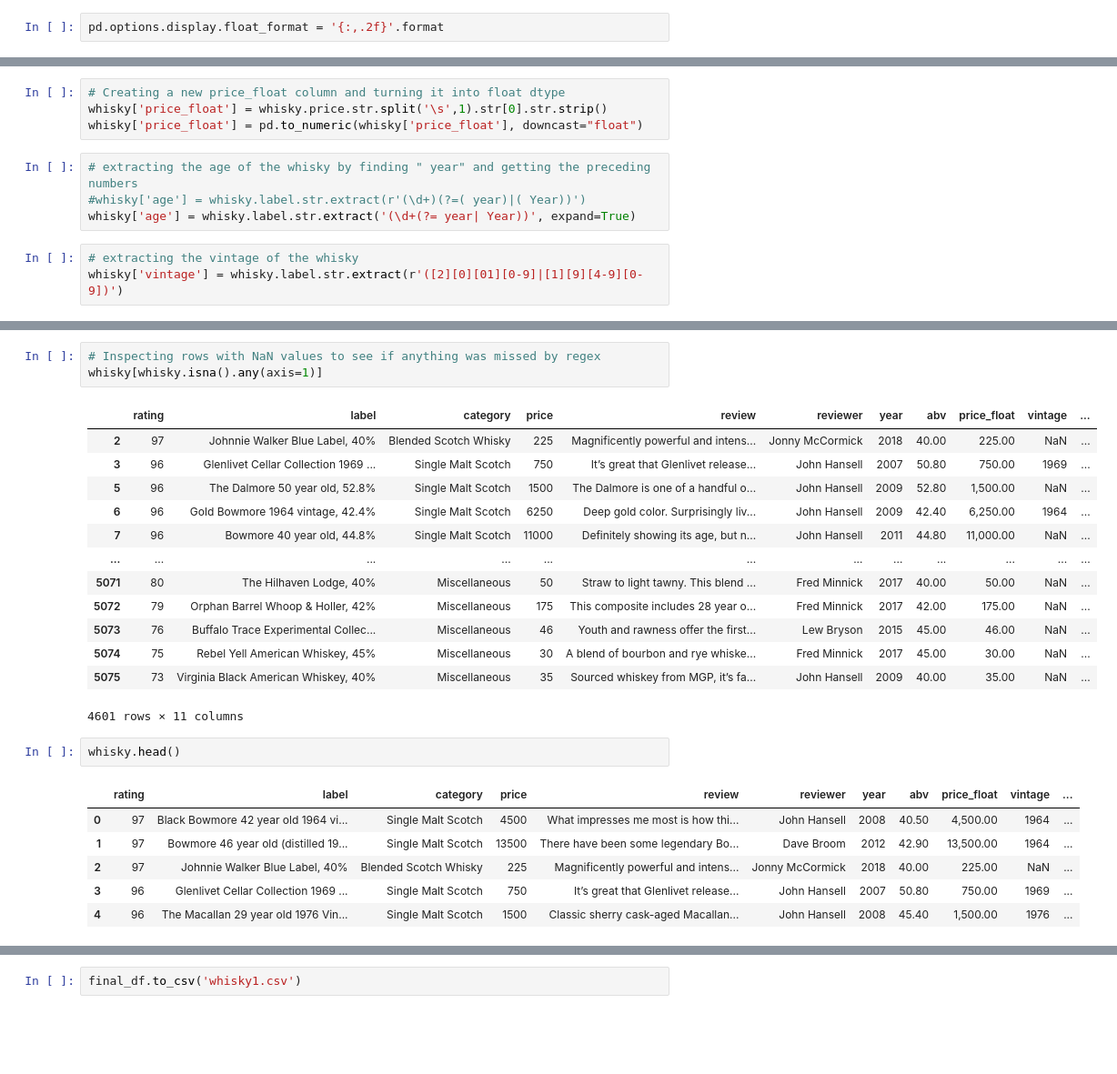
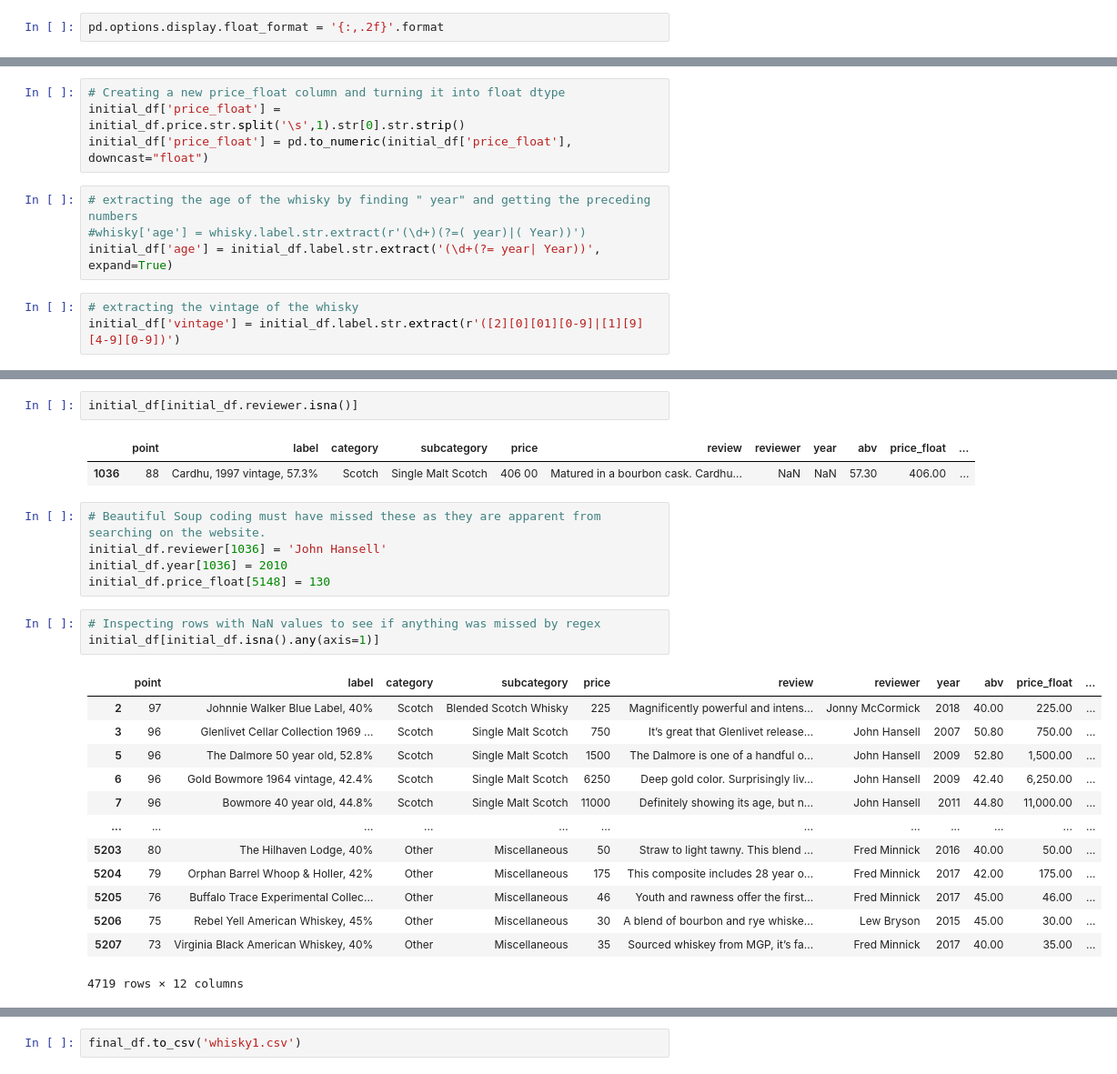
Before and after one commit to dancassin/Thinkful, a Jupyter notebook: 37.3 Whisky Scraping.ipynb, the cells around one changed output, grey strips where cells are left out. Shown: that part at 91% size. Cells and saved outputs as stored; diff of their text form; blank space fills up the shorter version.

```diff
--- a/37.3 Whisky Scraping.ipynb
+++ b/37.3 Whisky Scraping.ipynb
@@ -188,11 +215,11 @@ whisky.head()
 # %%
 # Creating a new price_float column and turning it into float dtype
-whisky['price_float'] = whisky.price.str.split('\s',1).str[0].str.strip()
-whisky['price_float'] = pd.to_numeric(whisky['price_float'], downcast="float")
+initial_df['price_float'] = initial_df.price.str.split('\s',1).str[0].str.strip()
+initial_df['price_float'] = pd.to_numeric(initial_df['price_float'], downcast="float")
 # %%
 # extracting the age of the whisky by finding " year" and getting the preceding numbers
 #whisky['age'] = whisky.label.str.extract(r'(\d+)(?=( year)|( Year))')
-whisky['age'] = whisky.label.str.extract('(\d+(?= year| Year))', expand=True)
+initial_df['age'] = initial_df.label.str.extract('(\d+(?= year| Year))', expand=True)
 # %%
 # extracting the vintage of the whisky
-whisky['vintage'] = whisky.label.str.extract(r'([2][0][01][0-9]|[1][9][4-9][0-9])')
+initial_df['vintage'] = initial_df.label.str.extract(r'([2][0][01][0-9]|[1][9][4-9][0-9])')
@@ -235,27 +257,28 @@ memory usage: 396.7+ KB
+# %%
+initial_df[initial_df.reviewer.isna()]
+# %% [output]
+|  | point | label | category | subcategory | price | review | reviewer | year | abv | price_float | ... |
+| 1036 | 88 | Cardhu, 1997 vintage, 57.3% | Scotch | Single Malt Scotch | 406 00 | Matured in a bourbon cask. Cardhu... | NaN | NaN | 57.30 | 406.00 | ... |
+# %%
+# Beautiful Soup coding must have missed these as they are apparent from searching on the website.
+initial_df.reviewer[1036] = 'John Hansell'
+initial_df.year[1036] = 2010
+initial_df.price_float[5148] = 130
 # %%
 # Inspecting rows with NaN values to see if anything was missed by regex
-whisky[whisky.isna().any(axis=1)]
+initial_df[initial_df.isna().any(axis=1)]
 # %% [output]
-|  | rating | label | category | price | review | reviewer | year | abv | price_float | vintage | ... |
-| 2 | 97 | Johnnie Walker Blue Label, 40% | Blended Scotch Whisky | 225 | Magnificently powerful and intens... | Jonny McCormick | 2018 | 40.00 | 225.00 | NaN | ... |
-| 3 | 96 | Glenlivet Cellar Collection 1969 ... | Single Malt Scotch | 750 | It’s great that Glenlivet release... | John Hansell | 2007 | 50.80 | 750.00 | 1969 | ... |
-| 5 | 96 | The Dalmore 50 year old, 52.8% | Single Malt Scotch | 1500 | The Dalmore is one of a handful o... | John Hansell | 2009 | 52.80 | 1,500.00 | NaN | ... |
-| 6 | 96 | Gold Bowmore 1964 vintage, 42.4% | Single Malt Scotch | 6250 | Deep gold color. Surprisingly liv... | John Hansell | 2009 | 42.40 | 6,250.00 | 1964 | ... |
-| 7 | 96 | Bowmore 40 year old, 44.8% | Single Malt Scotch | 11000 | Definitely showing its age, but n... | John Hansell | 2011 | 44.80 | 11,000.00 | NaN | ... |
+|  | point | label | category | subcategory | price | review | reviewer | year | abv | price_float | ... |
+| 2 | 97 | Johnnie Walker Blue Label, 40% | Scotch | Blended Scotch Whisky | 225 | Magnificently powerful and intens... | Jonny McCormick | 2018 | 40.00 | 225.00 | ... |
+| 3 | 96 | Glenlivet Cellar Collection 1969 ... | Scotch | Single Malt Scotch | 750 | It’s great that Glenlivet release... | John Hansell | 2007 | 50.80 | 750.00 | ... |
+| 5 | 96 | The Dalmore 50 year old, 52.8% | Scotch | Single Malt Scotch | 1500 | The Dalmore is one of a handful o... | John Hansell | 2009 | 52.80 | 1,500.00 | ... |
+| 6 | 96 | Gold Bowmore 1964 vintage, 42.4% | Scotch | Single Malt Scotch | 6250 | Deep gold color. Surprisingly liv... | John Hansell | 2009 | 42.40 | 6,250.00 | ... |
+| 7 | 96 | Bowmore 40 year old, 44.8% | Scotch | Single Malt Scotch | 11000 | Definitely showing its age, but n... | John Hansell | 2011 | 44.80 | 11,000.00 | ... |
 | ... | ... | ... | ... | ... | ... | ... | ... | ... | ... | ... | ... |
-| 5071 | 80 | The Hilhaven Lodge, 40% | Miscellaneous | 50 | Straw to light tawny. This blend ... | Fred Minnick | 2017 | 40.00 | 50.00 | NaN | ... |
-| 5072 | 79 | Orphan Barrel Whoop & Holler, 42% | Miscellaneous | 175 | This composite includes 28 year o... | Fred Minnick | 2017 | 42.00 | 175.00 | NaN | ... |
-| 5073 | 76 | Buffalo Trace Experimental Collec... | Miscellaneous | 46 | Youth and rawness offer the first... | Lew Bryson | 2015 | 45.00 | 46.00 | NaN | ... |
-| 5074 | 75 | Rebel Yell American Whiskey, 45% | Miscellaneous | 30 | A blend of bourbon and rye whiske... | Fred Minnick | 2017 | 45.00 | 30.00 | NaN | ... |
-| 5075 | 73 | Virginia Black American Whiskey, 40% | Miscellaneous | 35 | Sourced whiskey from MGP, it’s fa... | John Hansell | 2009 | 40.00 | 35.00 | NaN | ... |
+| 5203 | 80 | The Hilhaven Lodge, 40% | Other | Miscellaneous | 50 | Straw to light tawny. This blend ... | Fred Minnick | 2016 | 40.00 | 50.00 | ... |
+| 5204 | 79 | Orphan Barrel Whoop & Holler, 42% | Other | Miscellaneous | 175 | This composite includes 28 year o... | Fred Minnick | 2017 | 42.00 | 175.00 | ... |
+| 5205 | 76 | Buffalo Trace Experimental Collec... | Other | Miscellaneous | 46 | Youth and rawness offer the first... | Fred Minnick | 2017 | 45.00 | 46.00 | ... |
+| 5206 | 75 | Rebel Yell American Whiskey, 45% | Other | Miscellaneous | 30 | A blend of bourbon and rye whiske... | Lew Bryson | 2015 | 45.00 | 30.00 | ... |
+| 5207 | 73 | Virginia Black American Whiskey, 40% | Other | Miscellaneous | 35 | Sourced whiskey from MGP, it’s fa... | Fred Minnick | 2017 | 40.00 | 35.00 | ... |
-4601 rows × 11 columns
+4719 rows × 12 columns
-# %%
-whisky.head()
-# %% [output]
-|  | rating | label | category | price | review | reviewer | year | abv | price_float | vintage | ... |
-| 0 | 97 | Black Bowmore 42 year old 1964 vi... | Single Malt Scotch | 4500 | What impresses me most is how thi... | John Hansell | 2008 | 40.50 | 4,500.00 | 1964 | ... |
-| 1 | 97 | Bowmore 46 year old (distilled 19... | Single Malt Scotch | 13500 | There have been some legendary Bo... | Dave Broom | 2012 | 42.90 | 13,500.00 | 1964 | ... |
-| 2 | 97 | Johnnie Walker Blue Label, 40% | Blended Scotch Whisky | 225 | Magnificently powerful and intens... | Jonny McCormick | 2018 | 40.00 | 225.00 | NaN | ... |
-| 3 | 96 | Glenlivet Cellar Collection 1969 ... | Single Malt Scotch | 750 | It’s great that Glenlivet release... | John Hansell | 2007 | 50.80 | 750.00 | 1969 | ... |
-| 4 | 96 | The Macallan 29 year old 1976 Vin... | Single Malt Scotch | 1500 | Classic sherry cask-aged Macallan... | John Hansell | 2008 | 45.40 | 1,500.00 | 1976 | ... |
 # %%
```
Also changed, not shown: parts of 24 cells of this notebook.
